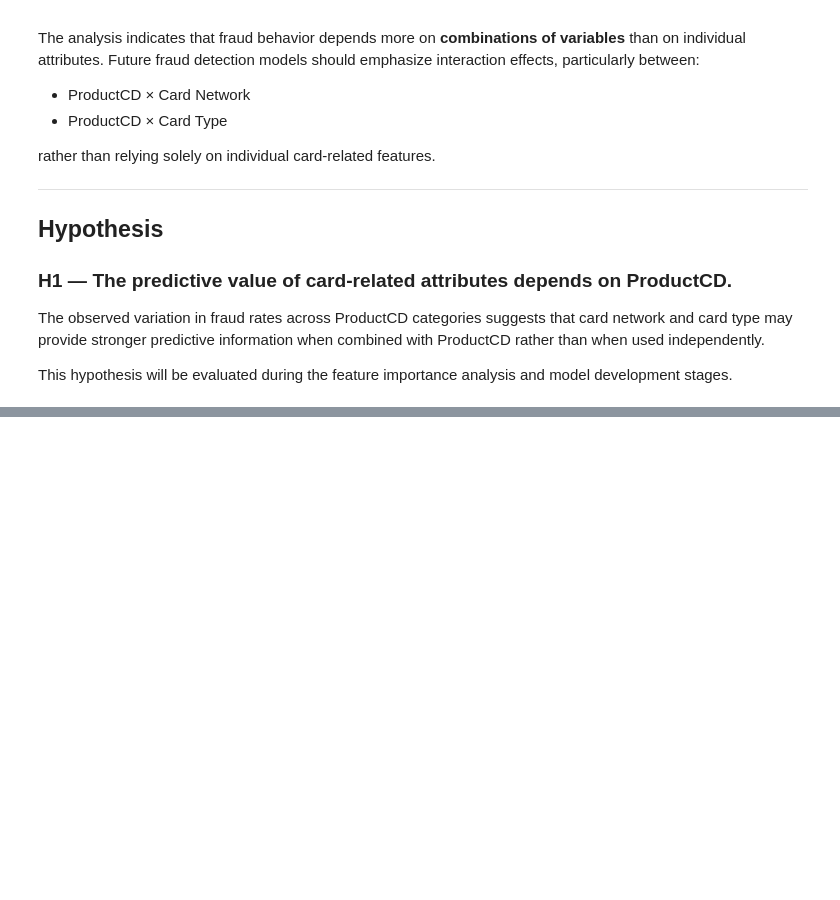
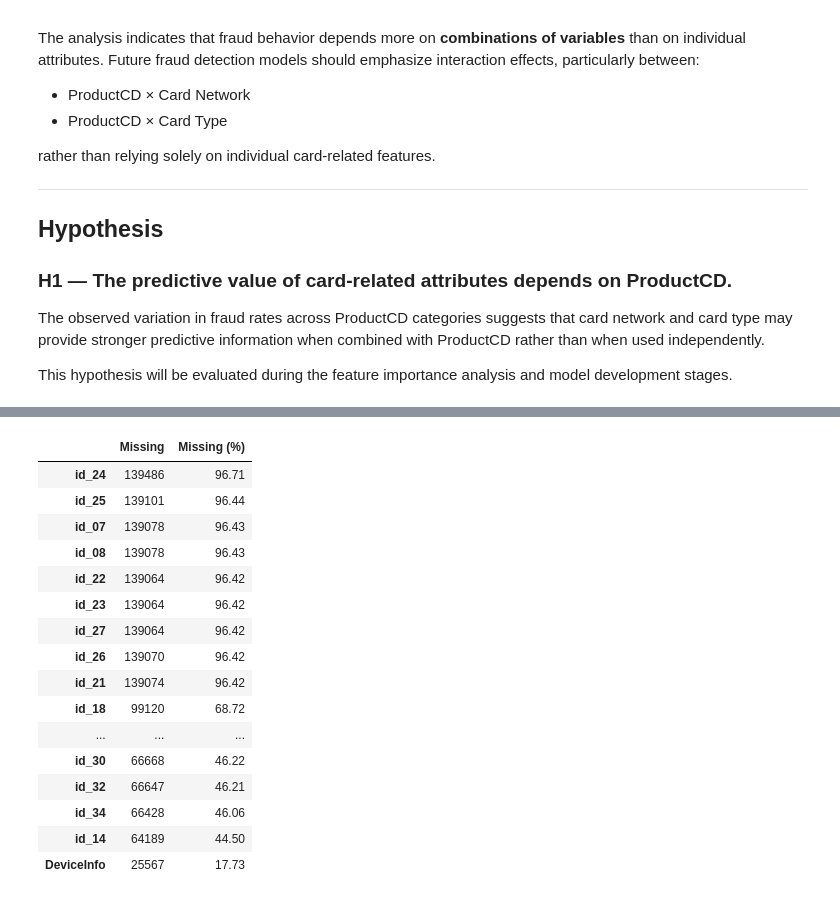
Before and after one commit to rizalkr/fraud_detection, a Jupyter notebook: notebooks/02_Exploratory_Data_Analysis.ipynb, the cells around one changed output, grey strips where cells are left out. Cells and saved outputs as stored; diff of their text form; code cells hidden in the pictures; blank space fills up the shorter version.

```diff
--- a/notebooks/02_Exploratory_Data_Analysis.ipynb
+++ b/notebooks/02_Exploratory_Data_Analysis.ipynb
@@ -1674,0 +1769,20 @@ Integrate transaction and identity data to analyze whether identity-related attr
+# %%
+identity_cols = df_identity.columns.drop("TransactionID")
+
+missing_identity = (
+    df[identity_cols]
+    .isna()
+    .sum()
+    .to_frame("Missing")
+)
+
+missing_identity["Missing (%)"] = (
+    missing_identity["Missing"] / len(df) * 100
+).round(2)
+
+missing_identity = (
+    missing_identity
+    .sort_values("Missing (%)", ascending=False)
+)
+
+missing_identity.head(15)
@@ -1674,0 +1806,42 @@ Integrate transaction and identity data to analyze whether identity-related attr
+# %%
+identity_available = df[
+    df["TransactionID"].isin(df_identity["TransactionID"])
+].copy()
+# %%
+missing_identity_available = (
+    identity_available[identity_cols]
+    .isna()
+    .sum()
+    .to_frame("Missing")
+)
+
+missing_identity_available["Missing (%)"] = (
+    missing_identity_available["Missing"]
+    / len(identity_available)
+    * 100
+).round(2)
+
+missing_identity_available = (
+    missing_identity_available
+    .sort_values("Missing (%)", ascending=False)
+)
+
+missing_identity_available.head(20)
+# %% [output]
+|  | Missing | Missing (%) |
+| id_24 | 139486 | 96.71 |
+| id_25 | 139101 | 96.44 |
+| id_07 | 139078 | 96.43 |
+| id_08 | 139078 | 96.43 |
+| id_22 | 139064 | 96.42 |
+| id_23 | 139064 | 96.42 |
+| id_27 | 139064 | 96.42 |
+| id_26 | 139070 | 96.42 |
+| id_21 | 139074 | 96.42 |
+| id_18 | 99120 | 68.72 |
+| ... | ... | ... |
+| id_30 | 66668 | 46.22 |
+| id_32 | 66647 | 46.21 |
+| id_34 | 66428 | 46.06 |
+| id_14 | 64189 | 44.50 |
+| DeviceInfo | 25567 | 17.73 |
```
Also changed, not shown: parts of 20 cells of this notebook.
